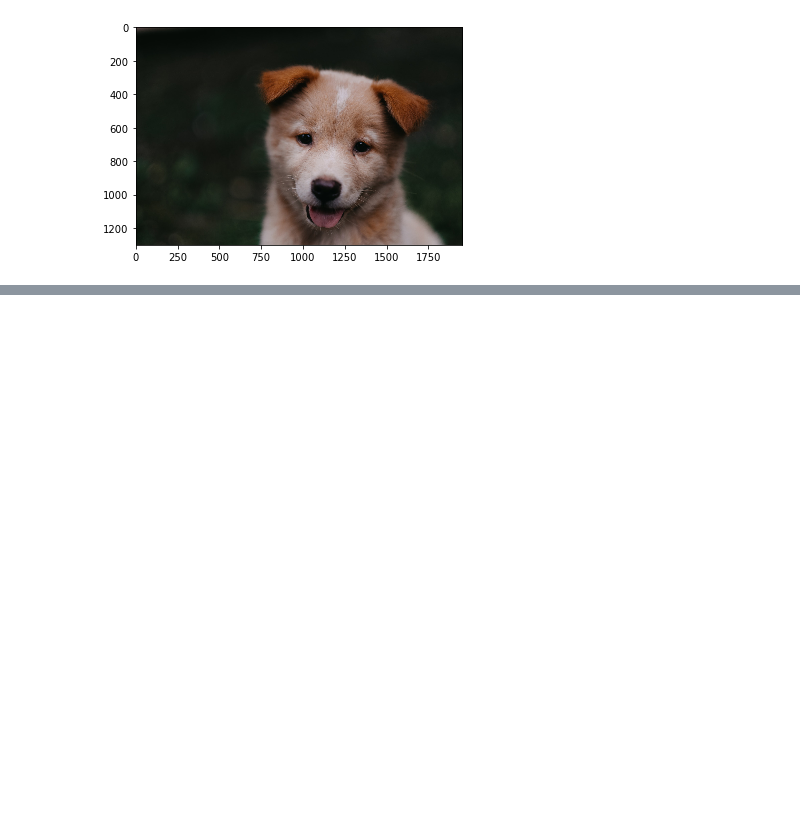
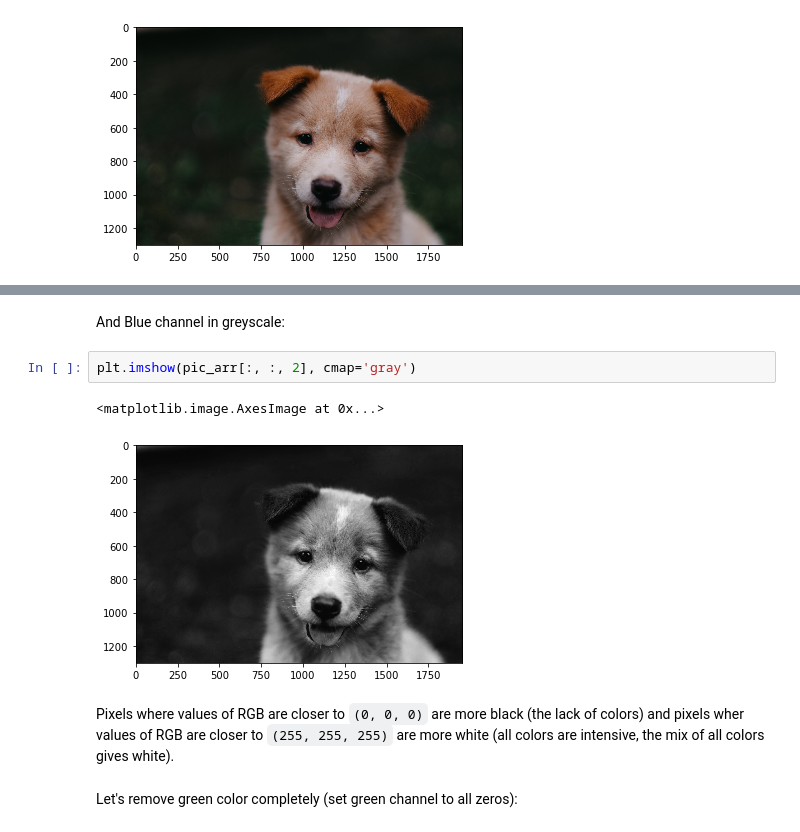
Before and after one commit to BojanKomazec/python-opencv-course, a Jupyter notebook: Section 02/Section 02-08_numpy_images.ipynb, the cells around one changed output, grey strips where cells are left out. Cells and saved outputs as stored; diff of their text form; blank space fills up the shorter version.

```diff
--- a/Section 02/Section 02-08_numpy_images.ipynb
+++ b/Section 02/Section 02-08_numpy_images.ipynb
@@ -42,2 +88,13 @@ plt.imshow(pic_arr)
+# %% [markdown]
+And Blue channel in greyscale:
+# %%
+plt.imshow(pic_arr[:, :, 2], cmap='gray')
+# %% [output]
+<matplotlib.image.AxesImage at 0x...>
+[figure, added]
+# %% [markdown]
+Pixels where values of RGB are closer to `(0, 0, 0)` are more black (the lack of colors) and pixels wher values of RGB are closer to `(255, 255, 255)` are more white (all colors are intensive, the mix of all colors gives white).
+# %% [markdown]
+Let's remove green color completely (set green channel to all zeros):
 # %%
 pic_red = pic_arr.copy()
```
Also changed, not shown: parts of 18 cells of this notebook, 1 other file.
